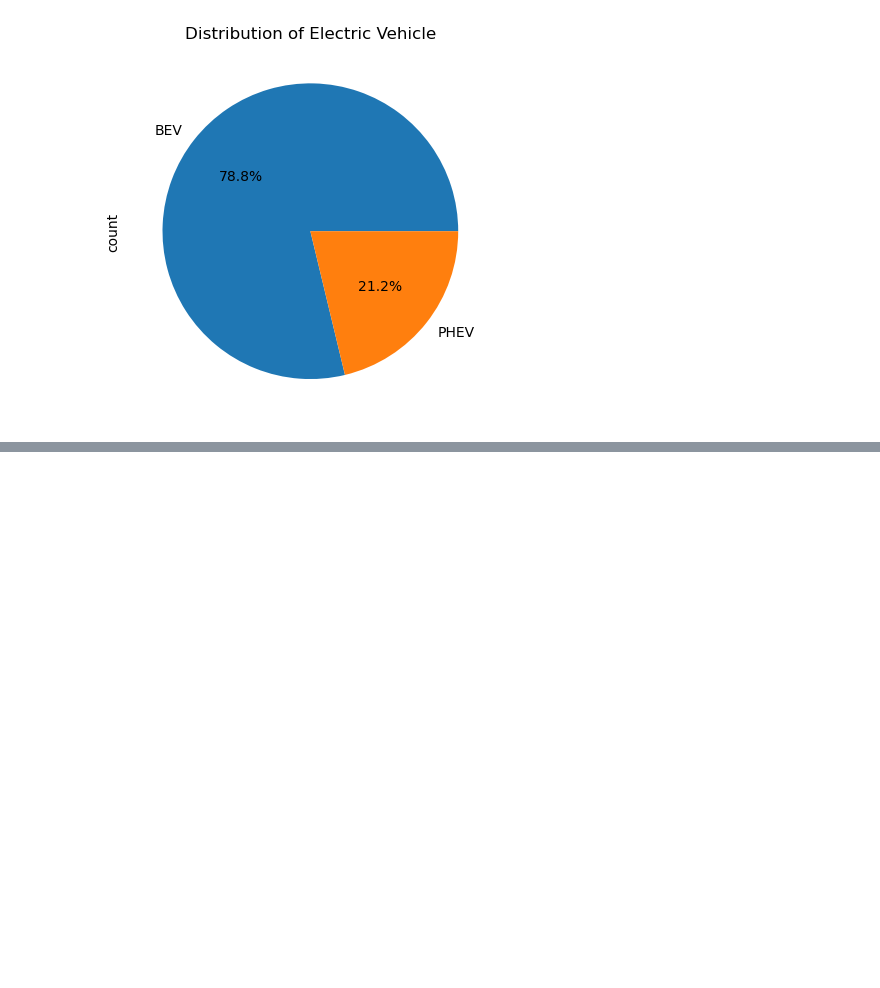
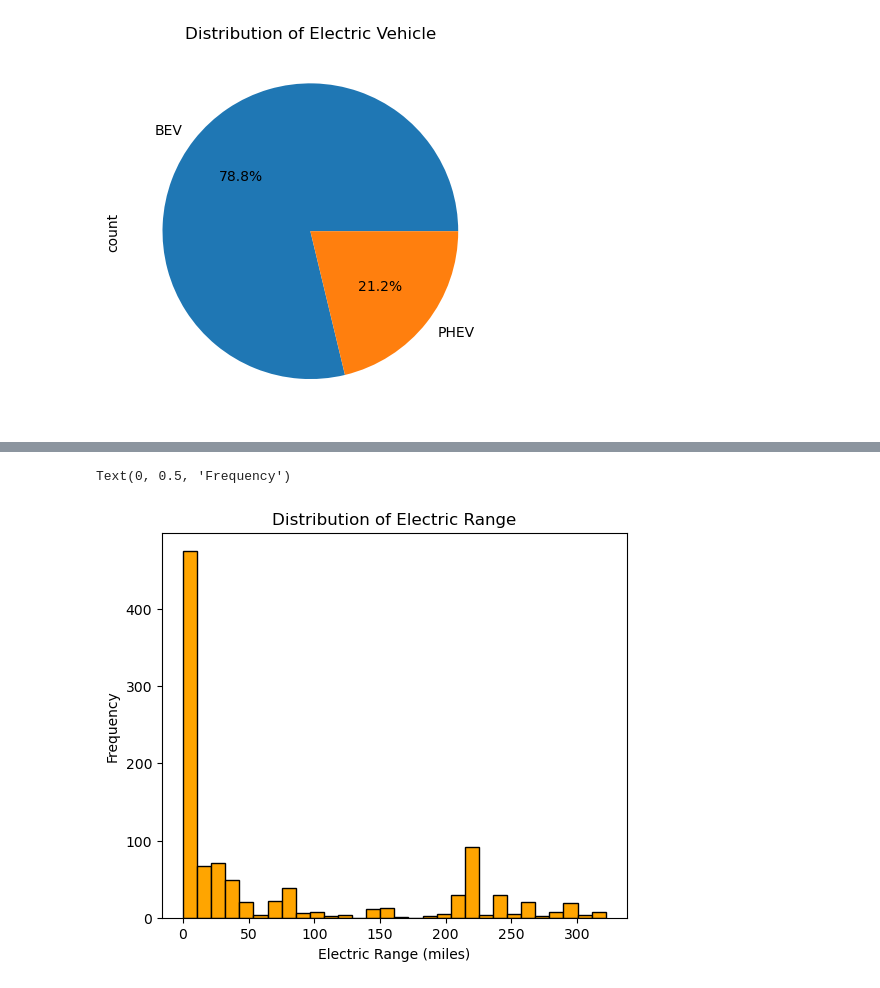
Before and after one commit to rahulbora-45/projectFirst, a Jupyter notebook: ProjectPython.ipynb, the cells around one changed output, grey strips where cells are left out. Cells and saved outputs as stored; diff of their text form; code cells hidden in the pictures; blank space fills up the shorter version.

```diff
--- a/ProjectPython.ipynb
+++ b/ProjectPython.ipynb
@@ -164,0 +179,9 @@ plt.show()
+# %%
+plt.figure(figsize=(6,5))
+plt.hist(df['Electric Range'].dropna(),bins=30,color='orange',edgecolor='black')
+plt.title('Distribution of Electric Range')
+plt.xlabel('Electric Range (miles)')
+plt.ylabel('Frequency')
+# %% [output]
+Text(0, 0.5, 'Frequency')
+[figure, added]
```
Also changed, not shown: parts of 11 cells of this notebook.
